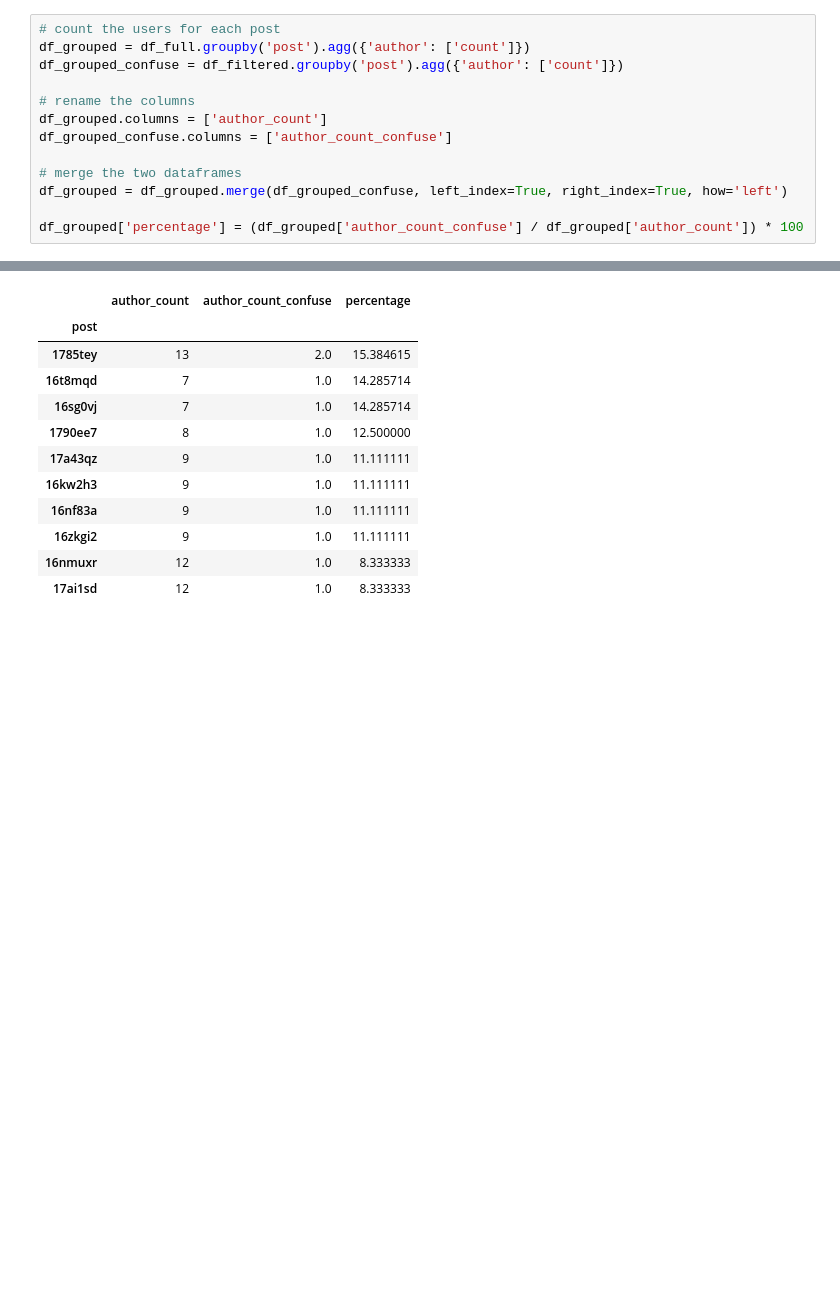
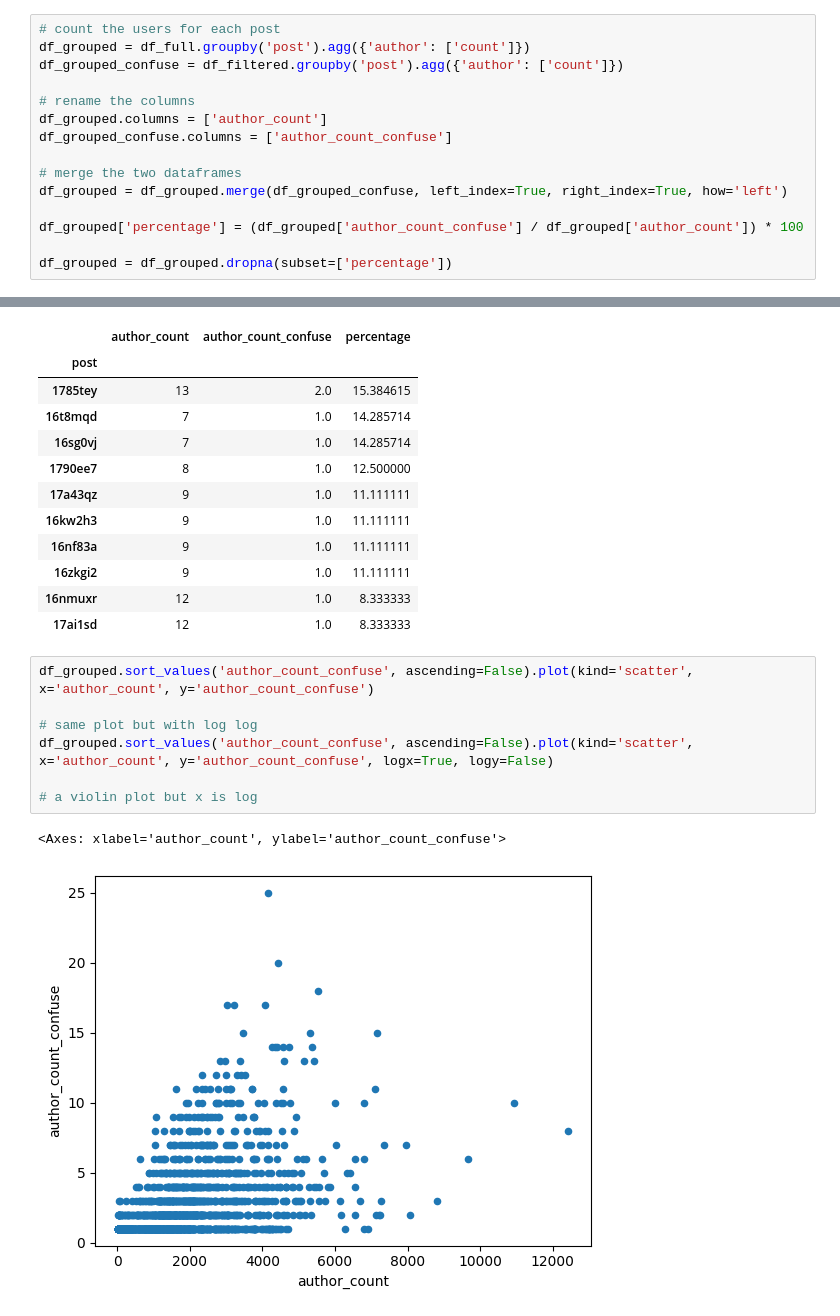
Before and after one commit to dilettagoglia/reddit-majority-opinion, a Jupyter notebook: src/alessio/confused_users.ipynb, the cells around one changed output, grey strips where cells are left out. Saved outputs shown, nothing was run; the diff lists cells and outputs as text; blank space fills up the shorter version.

Commit message:
Plot vari

```diff
--- a/src/alessio/confused_users.ipynb
+++ b/src/alessio/confused_users.ipynb
@@ -150,6 +150,8 @@ df_grouped_confuse.columns = ['author_count_confuse']
 df_grouped = df_grouped.merge(df_grouped_confuse, left_index=True, right_index=True, how='left')
 
 df_grouped['percentage'] = (df_grouped['author_count_confuse'] / df_grouped['author_count']) * 100
+
+df_grouped = df_grouped.dropna(subset=['percentage'])
 # %%
 df_grouped.sort_values('percentage', ascending=False).head(10)
 # %% [output]
@@ -165,3 +167,13 @@ df_grouped.sort_values('percentage', ascending=False).head(10)
 | 16zkgi2 | 9 | 1.0 | 11.111111 |
 | 16nmuxr | 12 | 1.0 | 8.333333 |
 | 17ai1sd | 12 | 1.0 | 8.333333 |
+# %%
+df_grouped.sort_values('author_count_confuse', ascending=False).plot(kind='scatter', x='author_count', y='author_count_confuse')
+
+# same plot but with log log
+df_grouped.sort_values('author_count_confuse', ascending=False).plot(kind='scatter', x='author_count', y='author_count_confuse', logx=True, logy=False)
+
+# a violin plot but x is log
+# %% [output]
+<Axes: xlabel='author_count', ylabel='author_count_confuse'>
+[figure, added]
```
Also changed, not shown: parts of 4 cells of this notebook.
